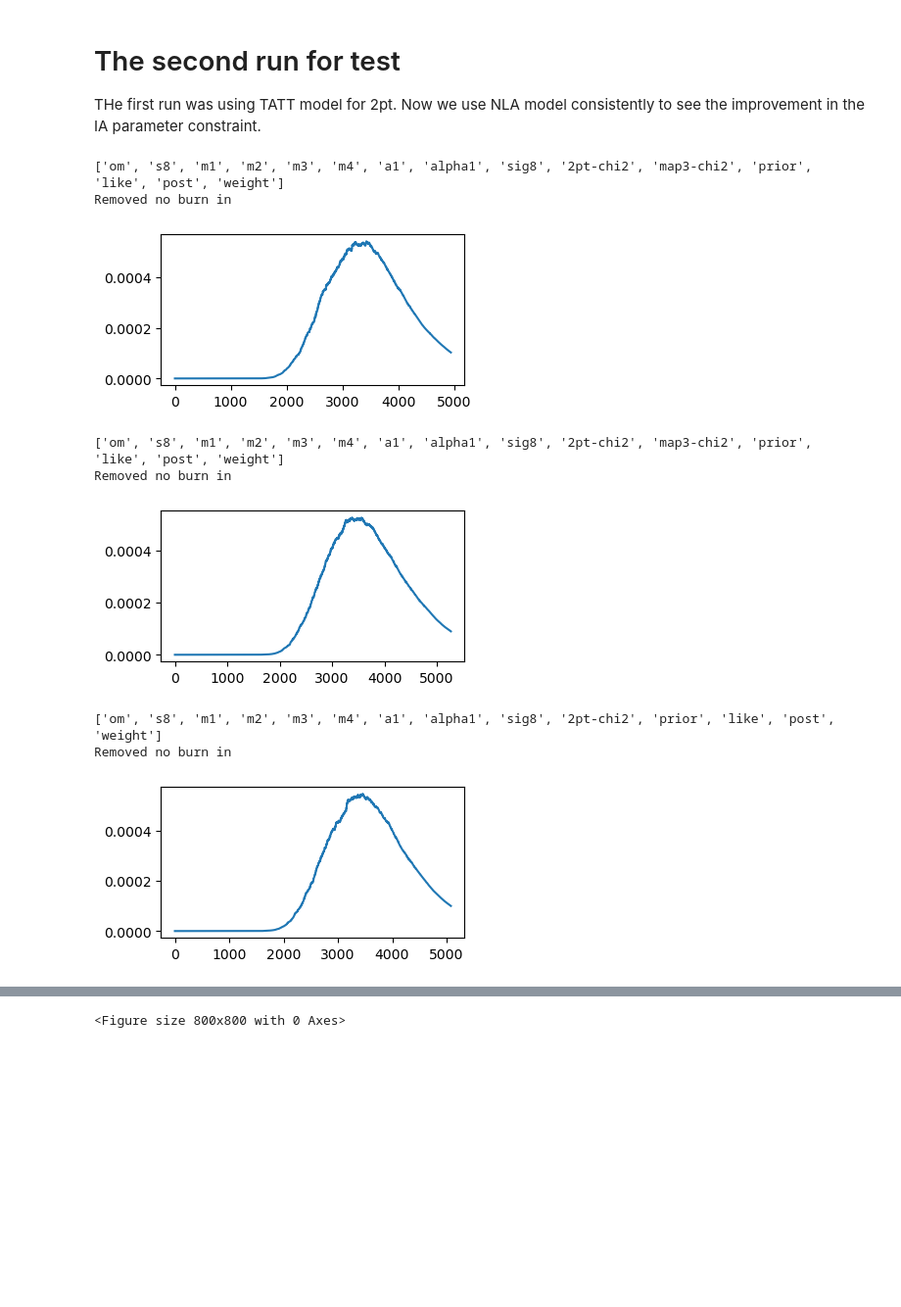
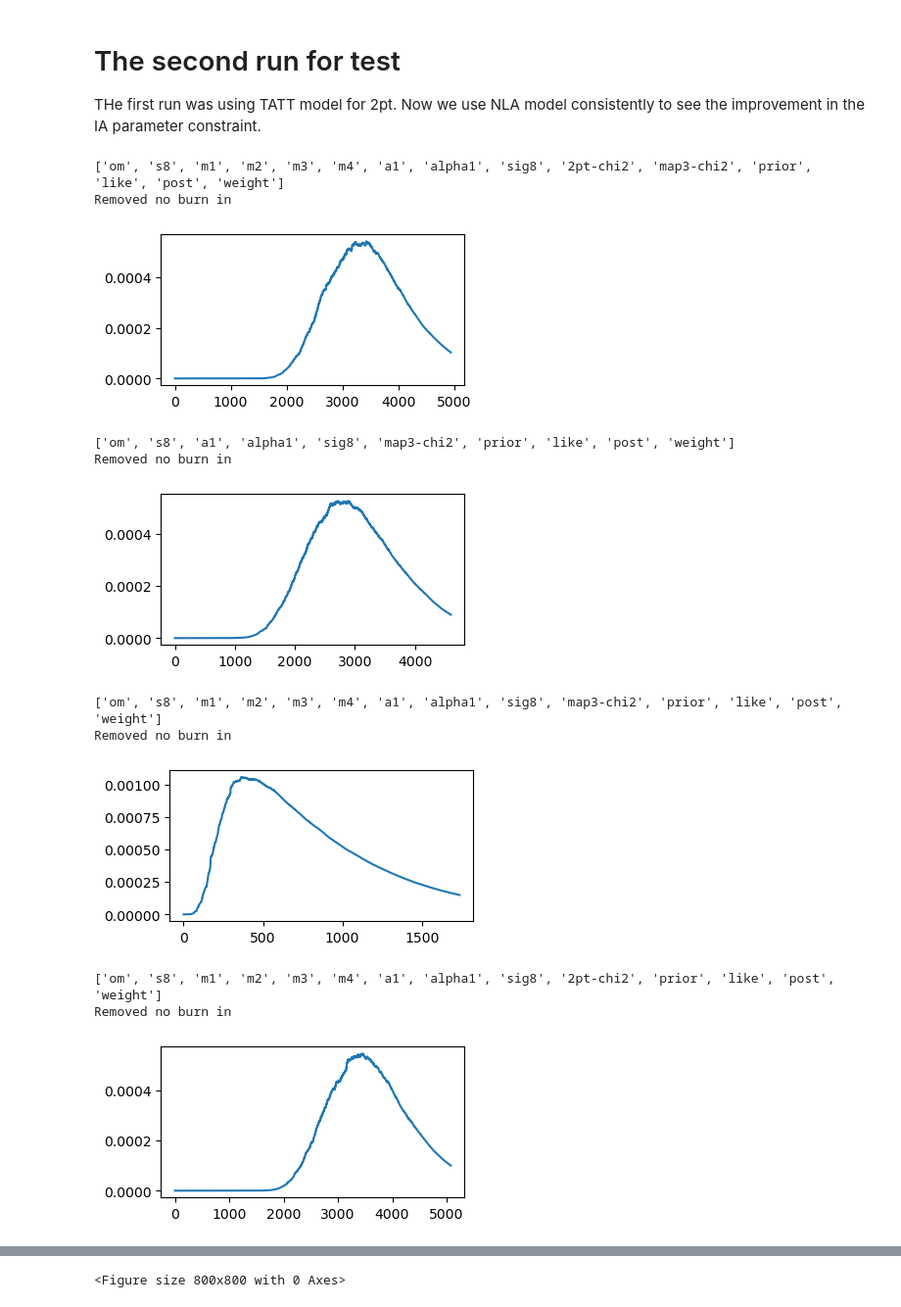
Before and after one commit to rchgomes/3pcf_integrator, a Jupyter notebook: plot-notebooks/plot-test-desy3c-run.ipynb, the cells around one changed output, grey strips where cells are left out. Shown at 98% size. Saved outputs shown, nothing was run; the diff lists cells and outputs as text; code cells hidden in the pictures; blank space fills up the shorter version.

Commit message:
updated plot notebooks

```diff
--- a/plot-notebooks/plot-test-desy3c-run.ipynb
+++ b/plot-notebooks/plot-test-desy3c-run.ipynb
@@ -20,17 +20,21 @@ def get(fname):
     return samples
 # %%
 samples_2pt_map3_auto_334_344 = get('../output/test-desy3c-run/des-y3-2pt-map3-auto-334-344.txt')
-samples_emu_2pt_map3_all = get('../output/test-desy3c-emu-run/des-y3-2pt-map3-all-14May24.txt')
+samples_emu_2pt_map3_all_rest = get('../output/test-desy3c-emu-run/des-y3-2pt-map3-all-14May24-RESTORED.txt')
+samples_emu_map3_all = get('../output/test-desy3c-emu-run/des-y3-2pt-map3-all-14May24.txt')
 samples_2pt = get('../output/test-desy3c-run/des-y3-2pt.txt')
 samples_emu_2pt_map3_all_rescaled = samples_emu_2pt_map3_all.copy()
 samples_emu_2pt_map3_all_rescaled.weights /= 2.5**2
 # %% [output]
 ['om', 's8', 'm1', 'm2', 'm3', 'm4', 'a1', 'alpha1', 'sig8', '2pt-chi2', 'map3-chi2', 'prior', 'like', 'post', 'weight']
 Removed no burn in
 [figure]
-['om', 's8', 'm1', 'm2', 'm3', 'm4', 'a1', 'alpha1', 'sig8', '2pt-chi2', 'map3-chi2', 'prior', 'like', 'post', 'weight']
+['om', 's8', 'a1', 'alpha1', 'sig8', 'map3-chi2', 'prior', 'like', 'post', 'weight']
 Removed no burn in
-[figure, old version]
+[figure, new version]
-['om', 's8', 'm1', 'm2', 'm3', 'm4', 'a1', 'alpha1', 'sig8', '2pt-chi2', 'prior', 'like', 'post', 'weight']
+['om', 's8', 'm1', 'm2', 'm3', 'm4', 'a1', 'alpha1', 'sig8', 'map3-chi2', 'prior', 'like', 'post', 'weight']
 Removed no burn in
-[figure, old version]
+[figure, new version]
+['om', 's8', 'm1', 'm2', 'm3', 'm4', 'a1', 'alpha1', 'sig8', '2pt-chi2', 'prior', 'like', 'post', 'weight']
+Removed no burn in
+[figure, added]
```
Also changed, not shown: parts of 2 cells of this notebook, 2 other files.
